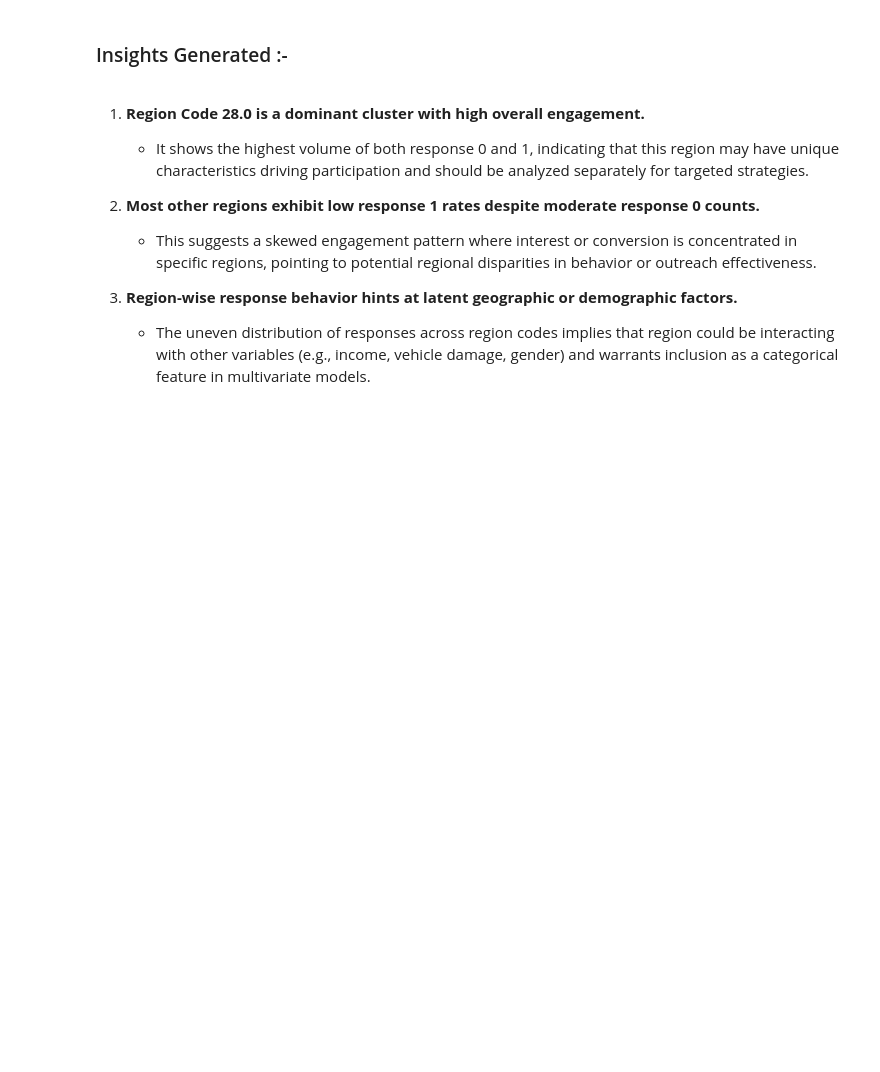
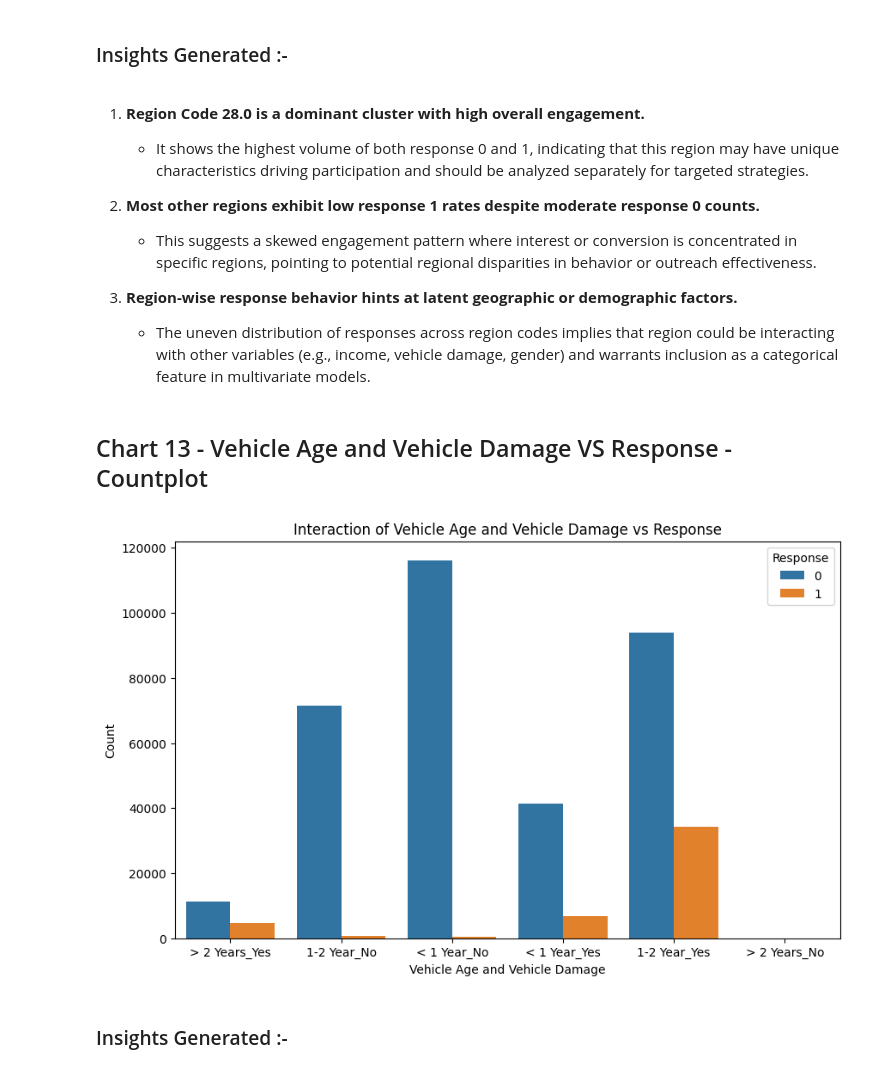
Before and after one commit to Ash99-commits/ML_Health_Insurance_Customers_CrossSell_Prediction, a Jupyter notebook: Health2Vehicle_CrossSell_Insurance_Prediction_by_Ashwani_Kumar_Patra.ipynb, the cells around one changed output. Saved outputs shown, nothing was run; the diff lists cells and outputs as text; code cells hidden in the pictures; blank space fills up the shorter version.

Commit message:
Successfully visualized and driven insights from Chart 13 - Vehicle Age and Vehicle Damage VS Response - Countplot

```diff
--- a/Health2Vehicle_CrossSell_Insurance_Prediction_by_Ashwani_Kumar_Patra.ipynb
+++ b/Health2Vehicle_CrossSell_Insurance_Prediction_by_Ashwani_Kumar_Patra.ipynb
@@ -558,3 +558,20 @@ plt.show()
 
 3. **Region-wise response behavior hints at latent geographic or demographic factors.**
     - The uneven distribution of responses across region codes implies that region could be interacting with other variables (e.g., income, vehicle damage, gender) and warrants inclusion as a categorical feature in multivariate models.
+# %% [markdown]
+## Chart 13 - Vehicle Age and Vehicle Damage VS Response - Countplot
+# %%
+# Creating a combined column for Vehicle Age and Vehicle Damage
+data['Vehicle_Age_Damage'] = data['Vehicle_Age'].astype(str) + '_' + data['Vehicle_Damage'].astype(str)
+
+# Plotting the chart
+plt.figure(figsize=(10, 6))
+sns.countplot(x='Vehicle_Age_Damage', hue='Response', data=data)
+plt.title('Interaction of Vehicle Age and Vehicle Damage vs Response')
+plt.xlabel('Vehicle Age and Vehicle Damage')
+plt.ylabel('Count')
+plt.show()
+# %% [output]
+[figure, added]
+# %% [markdown]
+### Insights Generated :-
```
Also changed, not shown: parts of 1 cell of this notebook.
